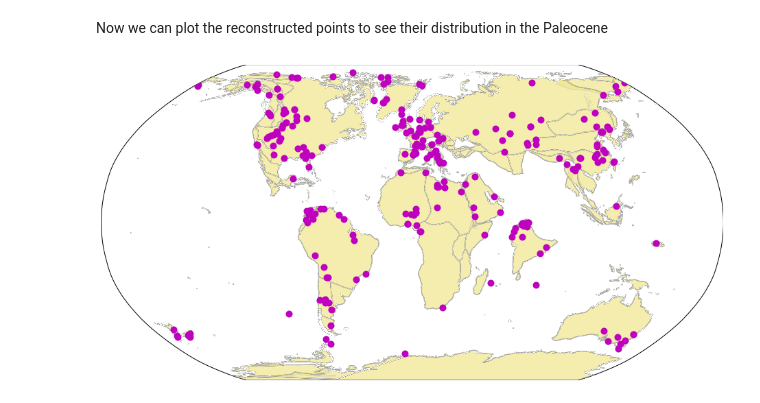
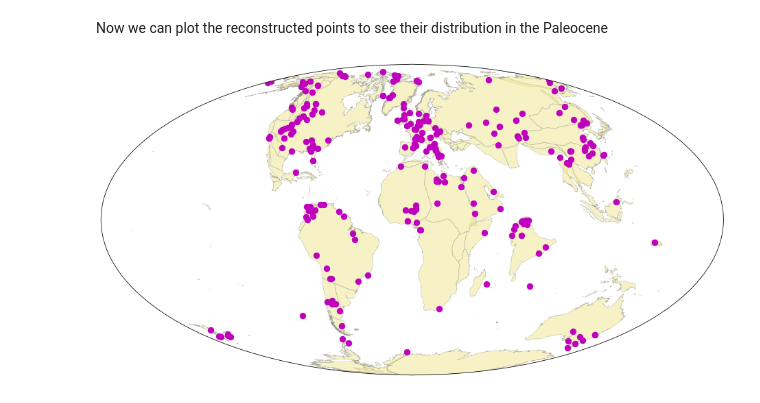
Before and after one commit to GPlates/pygplates-tutorials, a Jupyter notebook: notebooks/pygplates-assign-plateids.ipynb, the cells around one changed output. Saved outputs shown, nothing was run; the diff lists cells and outputs as text; code cells hidden in the pictures.

Commit message:
swapped basemap for cartopy in pygplates-assign-plateids

```diff
--- a/notebooks/pygplates-assign-plateids.ipynb
+++ b/notebooks/pygplates-assign-plateids.ipynb
@@ -84,28 +84,30 @@ pygplates.reconstruct(coastlines_filename,
                      60.0)
 # %% [markdown]
 Now we can plot the reconstructed points to see their distribution in the Paleocene
-# %%
-import matplotlib.pyplot as plt
-from mpl_toolkits.basemap import Basemap
-from matplotlib.patches import Polygon
-
-%matplotlib inline
-
-fig = plt.figure(figsize=(14,10))
-ax_map = fig.add_axes([0,0,0.9,1.0])
-m = Basemap(projection='robin', lon_0=0, resolution='c', ax=ax_map)
-
-shp_info = m.readshapefile('/tmp/reconstructed_coastlines','shp',drawbounds=True,color='w')
-
-for nshape,seg in enumerate(m.shp):
-    poly = Polygon(seg,facecolor='khaki',edgecolor='k',alpha=0.7)
-    ax_map.add_patch(poly)
-
-m.readshapefile('/tmp/reconstructed_points', 'reconstructed_points')
-
-for p in m.reconstructed_points:
-    m.plot(p[0], p[1], marker='o', color='m', markersize=8, markeredgewidth=2)
-
-plt.show()
-# %% [output]
-[figure, removed]
+# %%
+import matplotlib.pyplot as plt
+import cartopy.crs as ccrs
+import cartopy.feature as cfeature
+import cartopy.io.shapereader as shpreader
+import numpy as np
+%matplotlib inline
+
+# Create map
+fig = plt.figure(figsize=(14,10))
+ax_map = fig.add_axes([0,0,0.9,1.0], projection=ccrs.Mollweide(central_longitude=0))
+
+# Plot the reconstructed coastlines
+shp_info = shpreader.Reader('/tmp/reconstructed_coastlines.shp').geometries()
+ft_coastline  = cfeature.ShapelyFeature(shp_info, ccrs.PlateCarree())
+ax_map.add_feature(ft_coastline, facecolor='khaki', edgecolor='0.5', linewidth=0.5, alpha=0.5)
+
+# Plot the reconstructed points
+points = list(shpreader.Reader('/tmp/reconstructed_points.shp').geometries())
+ax_map.scatter([point.x for point in points], [point.y for point in points], transform=ccrs.PlateCarree(),
+                marker='o', color='m', s=70, zorder=2)
+
+# Show global extent and plot
+ax_map.set_global()
+plt.show()
+# %% [output]
+[figure, added]
```
